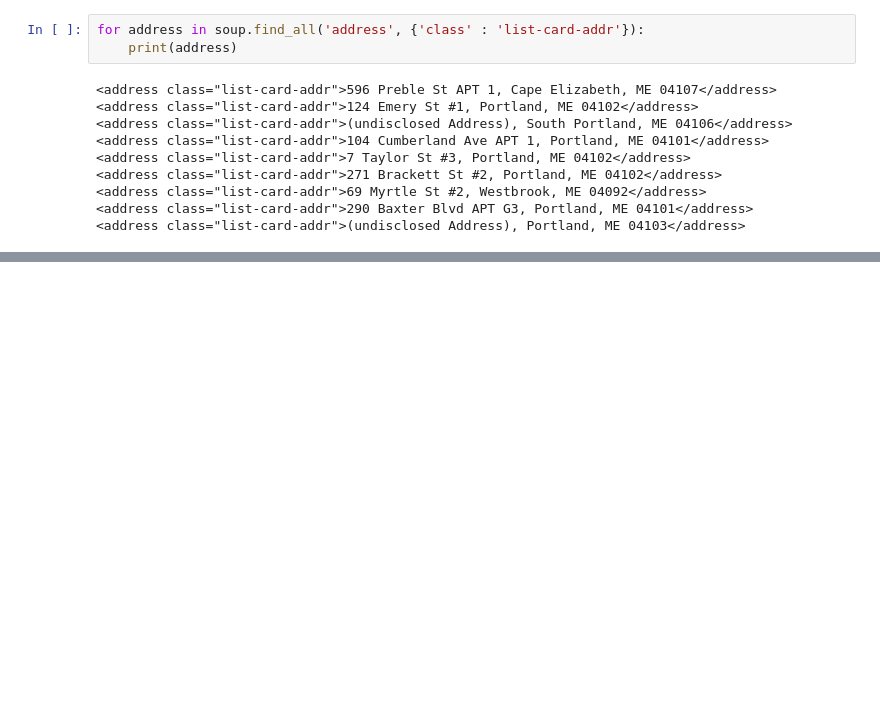
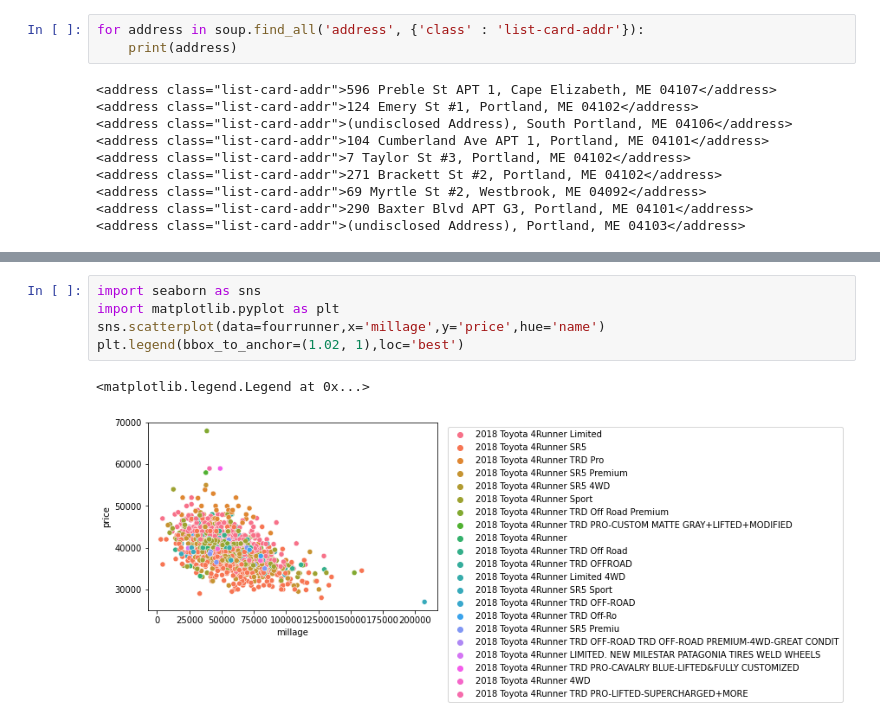
Before and after one commit to zyune/data_visualization_web, a Jupyter notebook: scrapy_ spider/tutorial/tutorial/spiders/beautufulsoup_or_zillow.ipynb, the cells around one changed output, grey strips where cells are left out. Cells and saved outputs as stored; diff of their text form; blank space fills up the shorter version.

```diff
--- a/scrapy_ spider/tutorial/tutorial/spiders/beautufulsoup_or_zillow.ipynb
+++ b/scrapy_ spider/tutorial/tutorial/spiders/beautufulsoup_or_zillow.ipynb
@@ -27,0 +41,8 @@ Untitled.ipynb        aaa
+# %%
+import seaborn as sns
+import matplotlib.pyplot as plt
+sns.scatterplot(data=fourrunner,x='millage',y='price',hue='name')
+plt.legend(bbox_to_anchor=(1.02, 1),loc='best')
+# %% [output]
+<matplotlib.legend.Legend at 0x...>
+[figure, added]
```
Also changed, not shown: parts of 4 cells of this notebook, 9 other files.
